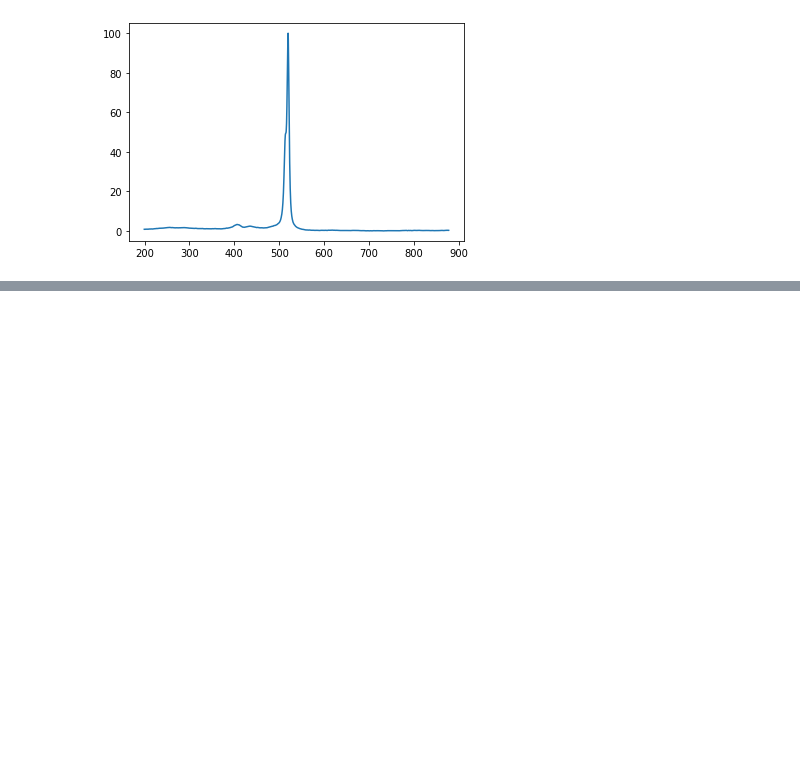
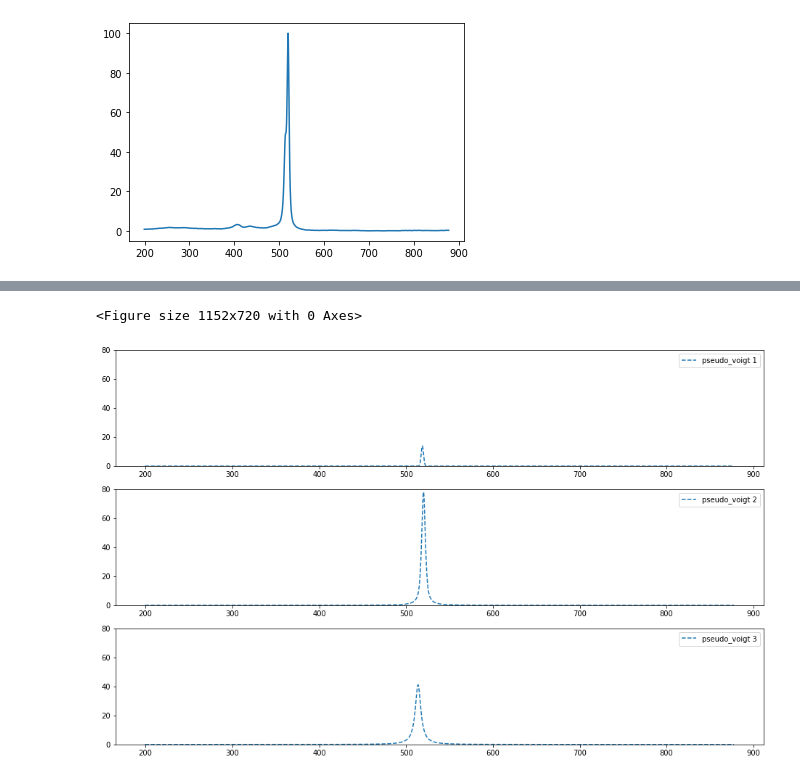
Before and after one commit to yuyangweng/Project, a Jupyter notebook: peak_fitting_pseudo_voigt.ipynb, the cells around one changed output, grey strips where cells are left out. Saved outputs shown, nothing was run; the diff lists cells and outputs as text; code cells hidden in the pictures; blank space fills up the shorter version.

```diff
--- a/peak_fitting_pseudo_voigt.ipynb
+++ b/peak_fitting_pseudo_voigt.ipynb
@@ -93,0 +88,21 @@ plt.savefig("result.png")
+# %%
+fig, axes = plt.subplots(3, 1, figsize=(16, 10))
+
+axes[0].plot(x, comps['pv_1'], '--', label='pseudo_voigt 1')
+axes[0].set_ylim([0, 80])
+axes[0].legend()
+
+axes[1].plot(x, comps['pv_2'], '--', label='pseudo_voigt 2')
+axes[1].set_ylim([0, 80])
+axes[1].legend()
+
+axes[2].plot(x, comps['pv_3'], '--', label='pseudo_voigt 3')
+axes[2].set_ylim([0, 80])
+axes[2].legend()
+
+
+plt.legend()
+plt.show()
+# %% [output]
+<Figure size 1152x720 with 0 Axes>
+[figure, added]
```
Also changed, not shown: parts of 6 cells of this notebook.
